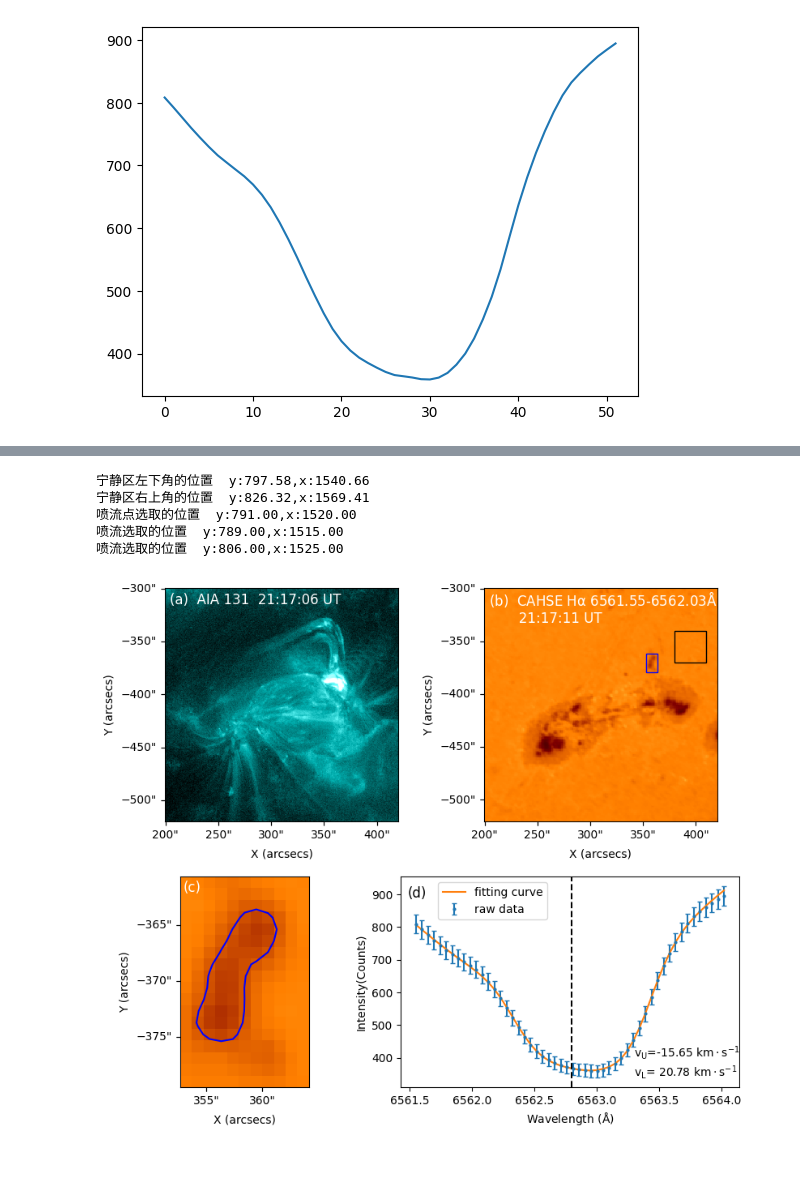
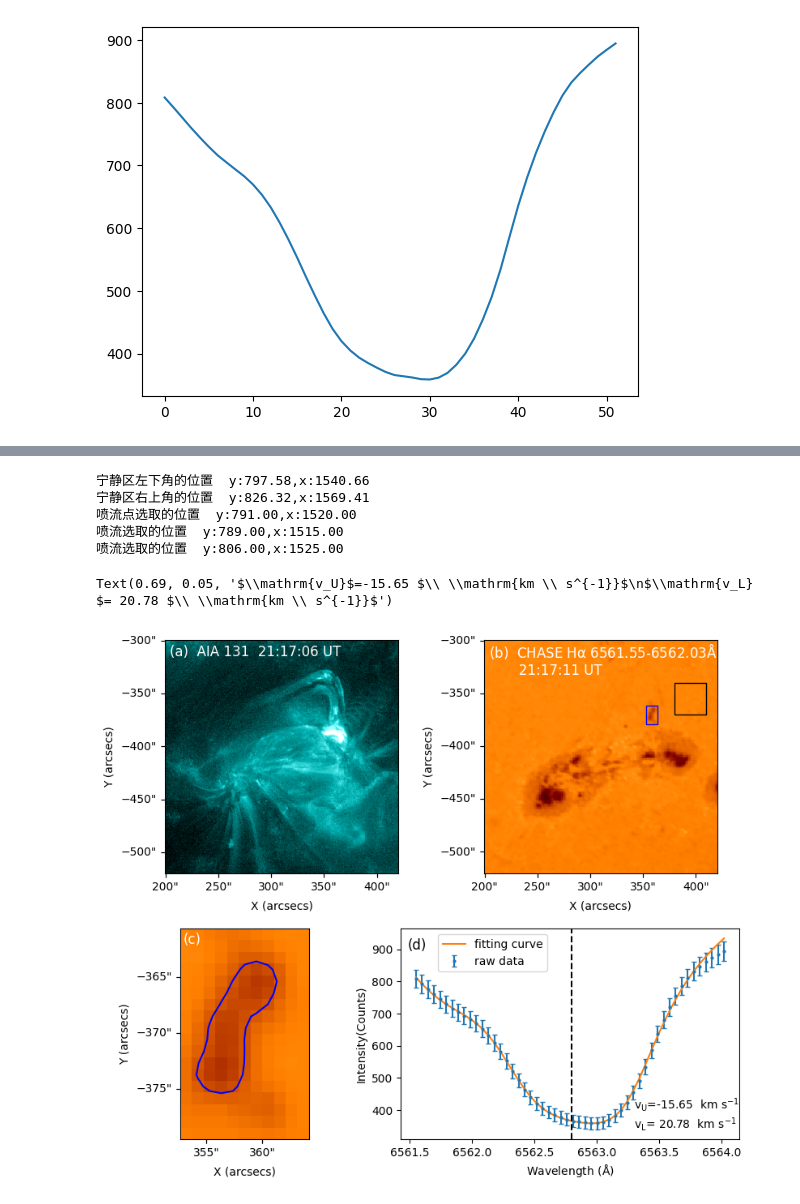
Before and after one commit to xiaosjh/reconnection, a Jupyter notebook: cloud_model8.ipynb, the cells around one changed output, grey strips where cells are left out. Drawn from its saved outputs; the diff is of its cells as text; code cells hidden in the pictures; blank space fills up the shorter version.

```diff
--- a/cloud_model8.ipynb
+++ b/cloud_model8.ipynb
@@ -44,7 +44,7 @@ def double_cloud(lam,SL,SU,tau0L,tau0U,vL,vU,WL,WU,I0):
     return I
 # %%
 #数据准备
-dir=r'D:\Learning\PHD1st\magnetic_reconnecion\data\CHASE_Ha\RSM20240618T211711_0000_HA.fits'
+dir=r'C:\Learning\PHD1st\magnetic_reconnecion\data\CHASE_Ha\RSM20240618T211711_0000_HA.fits'
 rsm=fits.open(dir)
 left_index=44
 right_index=96
@@ -243,6 +319,8 @@ Text(0.5, 0, 'Wavelength (Angstrom)')
 np.save('x_opt.npy',x_opt)
 # %%
 x_opt=np.load('x_opt.npy')
+I=spec_data
+Icont=I0
 fig,ax=plt.subplots()
 ax.errorbar(lam,I,yerr=np.sqrt(I),fmt='o',capsize=2,markersize=2,label='raw data')
 y_fit = double_cloud_vel(x_opt, vel, Icont)
@@ -270,7 +348,11 @@ def double_cloud_vel(params, vel, Icont):
     return I
 import matplotlib as mpl
 mpl.rcParams['text.usetex'] = False
-
+lam0 = 6562.8
+c_km = 299792.458  # 光速 (km/s)
+# 1. wavelength → velocity
+lam=lam00[left_index:right_index]#±1.5A
+vel = (lam - lam0) / lam0 * c_km  # km/s
 #画图
 hawing = rsm[1].data[44:54, :, :].mean(axis=0)
 coord_HIS = SkyCoord(0 * u.arcsec, 0 * u.arcsec, obstime = '2024-06-18 21:17:11', observer = 'earth', \
@@ -287,7 +369,7 @@ top_right=SkyCoord(Tx=420*u.arcsec,Ty=-300*u.arcsec,frame=hawing_map.coordinate_
 sub_hawing_map=hawing_map.submap(left_bottom,top_right=top_right)
 
 #aia131图像
-dir2=r'D:\Learning\PHD1st\magnetic_reconnecion\data\AIA2\131\aia.lev1_euv_12s.2024-06-18T211708Z.131.image_lev1.fits'
+dir2=r'C:\Learning\PHD1st\magnetic_reconnecion\data\AIA2\131\aia.lev1_euv_12s.2024-06-18T211708Z.131.image_lev1.fits'
 aia=sunpy.map.Map(dir2)
 left_bottom=SkyCoord(Tx=200*u.arcsec,Ty=-520*u.arcsec,frame=aia.coordinate_frame)
 top_right=SkyCoord(Tx=420*u.arcsec,Ty=-300*u.arcsec,frame=aia.coordinate_frame)
@@ -372,34 +454,35 @@ x_opt=np.load('x_opt.npy')
 ax4.errorbar(lam,I,yerr=np.sqrt(I),fmt='o',capsize=2,markersize=2,label='raw data')
 y_fit = double_cloud_vel(x_opt, vel, Icont)
 ax4.plot(lam, y_fit, label='fitting curve')
 ax4.axvline(x=6562.8,linestyle='--',color='black')
 ax4.set_xlabel('Wavelength $(\mathrm{\AA})$')
 ax4.set_ylabel('Intensity(Counts)')
 ax4.legend(bbox_to_anchor=(0.45, 0.77))
 
 #---------------------------------------------------------------------------------------------------
 #画图乱七八糟的部分
 ax_all=[ax1,ax2,ax3]
 for ax in ax_all:
     #ax.set_xlabel('X (arcsecs)')
     ax.set_xlabel('X (arcsecs)',labelpad=1.2)
     ax.set_ylabel('Y (arcsecs)')
     ax.tick_params(axis='x',which='both',bottom=True,labelbottom=True,top=False,labeltop=False)
     ax.tick_params(axis='y',which='both',left=True,labelleft=True,right=False,labelright=False)
     ax.coords[0].grid(draw_grid=False)
     ax.coords[1].grid(draw_grid=False)
     ax.set_title('')
 ax_all[0].text(0.02,0.93,'(a)  AIA 131  21:17:06 UT',color='white',transform=ax_all[0].transAxes,fontsize=12)
-ax_all[1].text(0.02,0.85,r'(b)  CAHSE H$\mathrm{\alpha}$ 6561.55-6562.03$\mathrm{\AA}$'+'\n       21:17:11 UT',color='white',transform=ax_all[1].transAxes,fontsize=12)
+ax_all[1].text(0.02,0.85,r'(b)  CHASE H$\mathrm{\alpha}$ 6561.55-6562.03$\mathrm{\AA}$'+'\n       21:17:11 UT',color='white',transform=ax_all[1].transAxes,fontsize=12)
 ax_all[2].text(0.02,0.93,'(c)',color='white',transform=ax_all[2].transAxes,fontsize=12)
 ax4.text(0.02,0.9,'(d)',color='black',transform=ax4.transAxes,fontsize=12)
-ax4.text(0.69,0.05,'$\mathrm{v_U}$'+'=-15.65 '+'$\mathrm{km \cdot s^{-1}}$'+'\n'+'$\mathrm{v_L} $'+'= 20.78 '+'$\mathrm{km \cdot s^{-1}}$',color='black',
+ax4.text(0.69,0.05,r'$\mathrm{v_U}$'+'=-15.65 '+r'$\mathrm{km \ s^{-1}}$'+'\n'+r'$\mathrm{v_L} $'+'= 20.78 '+r'$\mathrm{km \ s^{-1}}$',color='black',
          fontsize=10,transform=ax4.transAxes)
-plt.savefig(r'D:\Learning\PHD1st\magnetic_reconnecion\paper\fig3\double_cloud.pdf',format='pdf',bbox_inches='tight', pad_inches=0.1)
+#plt.savefig(r'C:\Learning\PHD1st\magnetic_reconnecion\paper\fig4\double_cloud.pdf',format='pdf',bbox_inches='tight', pad_inches=0.1)
 # %% [output]
 宁静区左下角的位置  y:797.58,x:1540.66
 宁静区右上角的位置  y:826.32,x:1569.41
 喷流点选取的位置  y:791.00,x:1520.00
 喷流选取的位置  y:789.00,x:1515.00
 喷流选取的位置  y:806.00,x:1525.00
+Text(0.69, 0.05, '$\\mathrm{v_U}$=-15.65 $\\ \\mathrm{km \\ s^{-1}}$\n$\\mathrm{v_L} $= 20.78 $\\ \\mathrm{km \\ s^{-1}}$')
-[figure, old version]
+[figure, new version]
```
Also changed, not shown: parts of 8 cells of this notebook, 41 other files.
